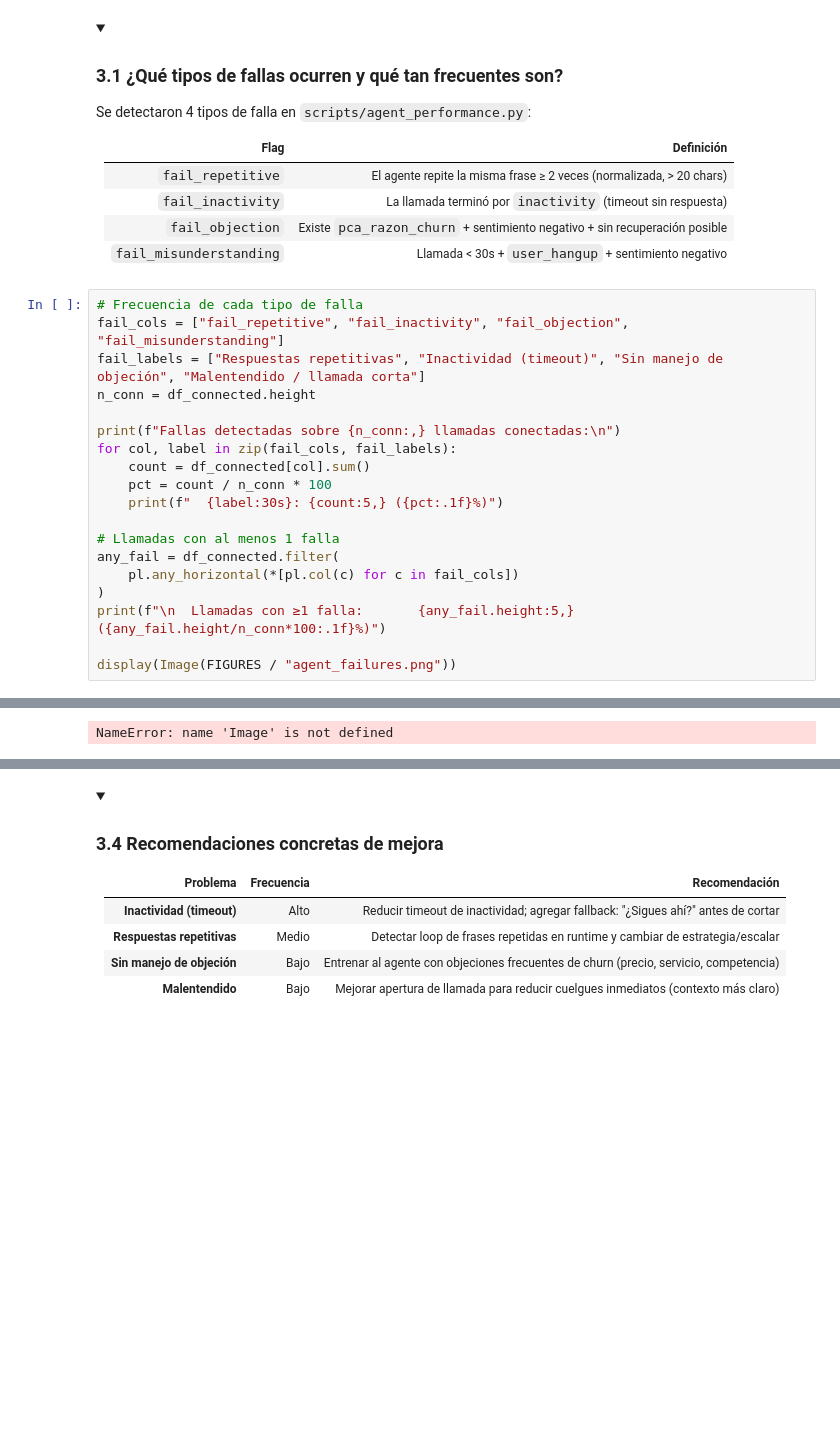
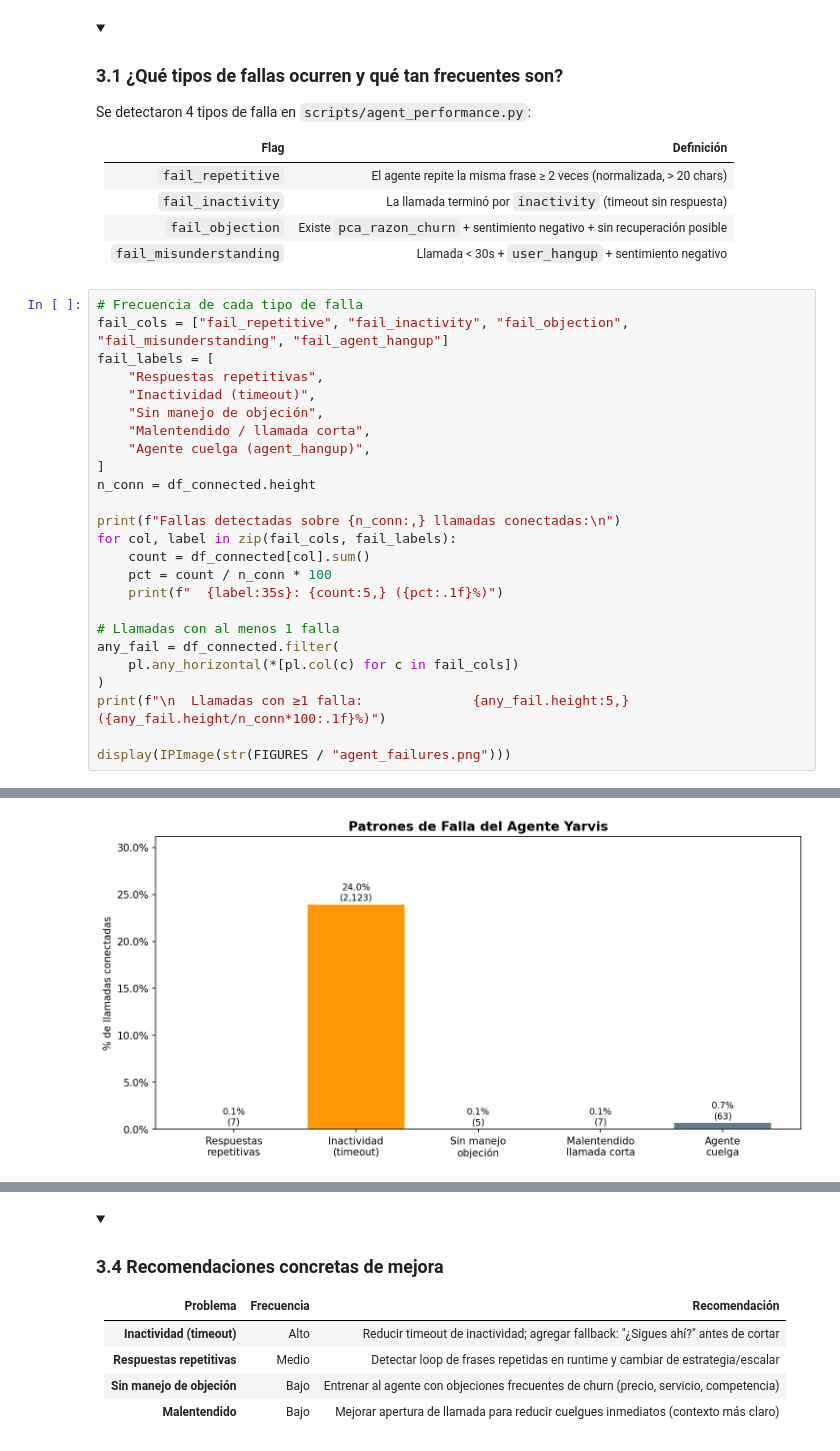
Before and after one commit to LotusZaheer/Yarvis-challenge, a Jupyter notebook: main.ipynb, the cells around one changed output, grey strips where cells are left out. Saved outputs shown, nothing was run; the diff lists cells and outputs as text; blank space fills up the shorter version.

Commit message:
feat: add fail_agent_hangup flag and complete section 3 analysis in notebook

```diff
--- a/main.ipynb
+++ b/main.ipynb
@@ -869,23 +935,29 @@ Se detectaron 4 tipos de falla en `scripts/agent_performance.py`:
 </details>
 # %%
 # Frecuencia de cada tipo de falla
-fail_cols = ["fail_repetitive", "fail_inactivity", "fail_objection", "fail_misunderstanding"]
-fail_labels = ["Respuestas repetitivas", "Inactividad (timeout)", "Sin manejo de objeción", "Malentendido / llamada corta"]
+fail_cols = ["fail_repetitive", "fail_inactivity", "fail_objection", "fail_misunderstanding", "fail_agent_hangup"]
+fail_labels = [
+    "Respuestas repetitivas",
+    "Inactividad (timeout)",
+    "Sin manejo de objeción",
+    "Malentendido / llamada corta",
+    "Agente cuelga (agent_hangup)",
+]
 n_conn = df_connected.height
 
 print(f"Fallas detectadas sobre {n_conn:,} llamadas conectadas:\n")
 for col, label in zip(fail_cols, fail_labels):
     count = df_connected[col].sum()
     pct = count / n_conn * 100
-    print(f"  {label:30s}: {count:5,} ({pct:.1f}%)")
+    print(f"  {label:35s}: {count:5,} ({pct:.1f}%)")
 
 # Llamadas con al menos 1 falla
 any_fail = df_connected.filter(
     pl.any_horizontal(*[pl.col(c) for c in fail_cols])
 )
-print(f"\n  Llamadas con ≥1 falla:       {any_fail.height:5,} ({any_fail.height/n_conn*100:.1f}%)")
+print(f"\n  Llamadas con ≥1 falla:              {any_fail.height:5,} ({any_fail.height/n_conn*100:.1f}%)")
 
-display(Image(FIGURES / "agent_failures.png"))
+display(IPImage(str(FIGURES / "agent_failures.png")))
 # %% [output]
 Fallas detectadas sobre 8,855 llamadas conectadas:
 
@@ -898,4 +971,4 @@ Fallas detectadas sobre 8,855 llamadas conectadas:
-NameError: name 'Image' is not defined
+[figure, added]
 # %% [markdown]
 <details open>
 <summary><h3>3.2 ¿Qué patrones llevan a un mal desempeño? Ejemplos</h3></summary>
```
Also changed, not shown: parts of 10 cells of this notebook, 3 other files.
